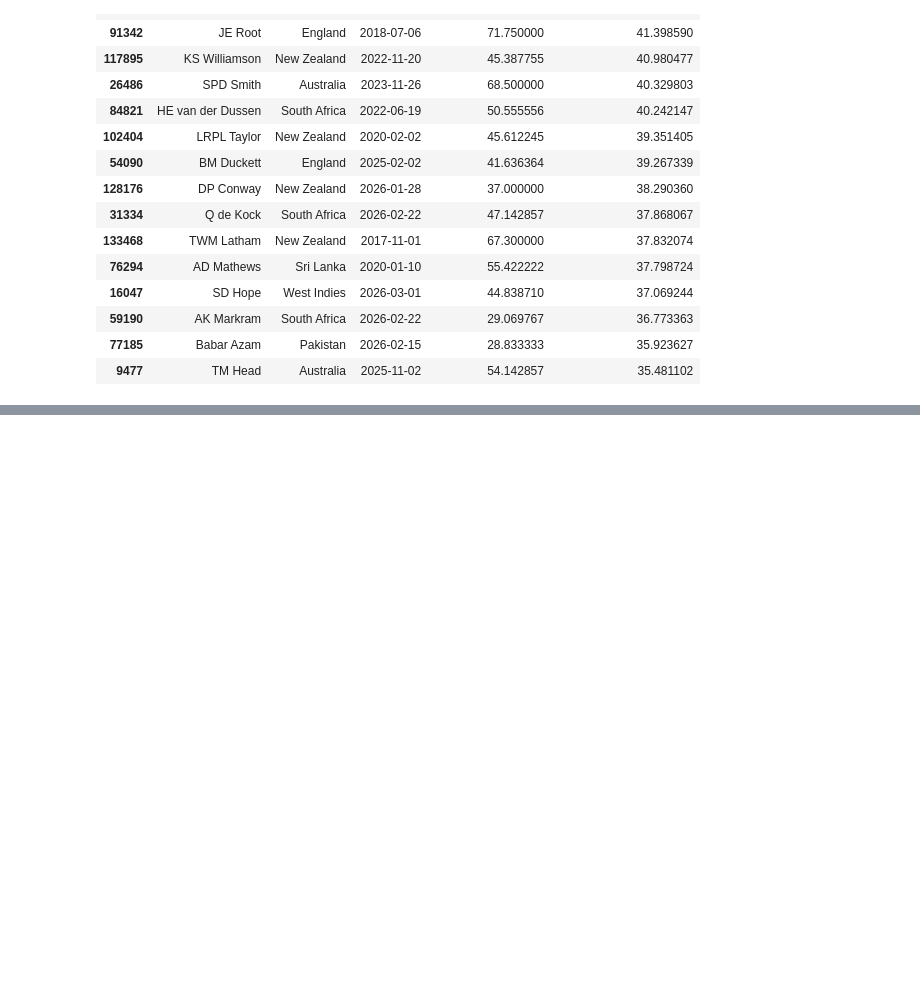
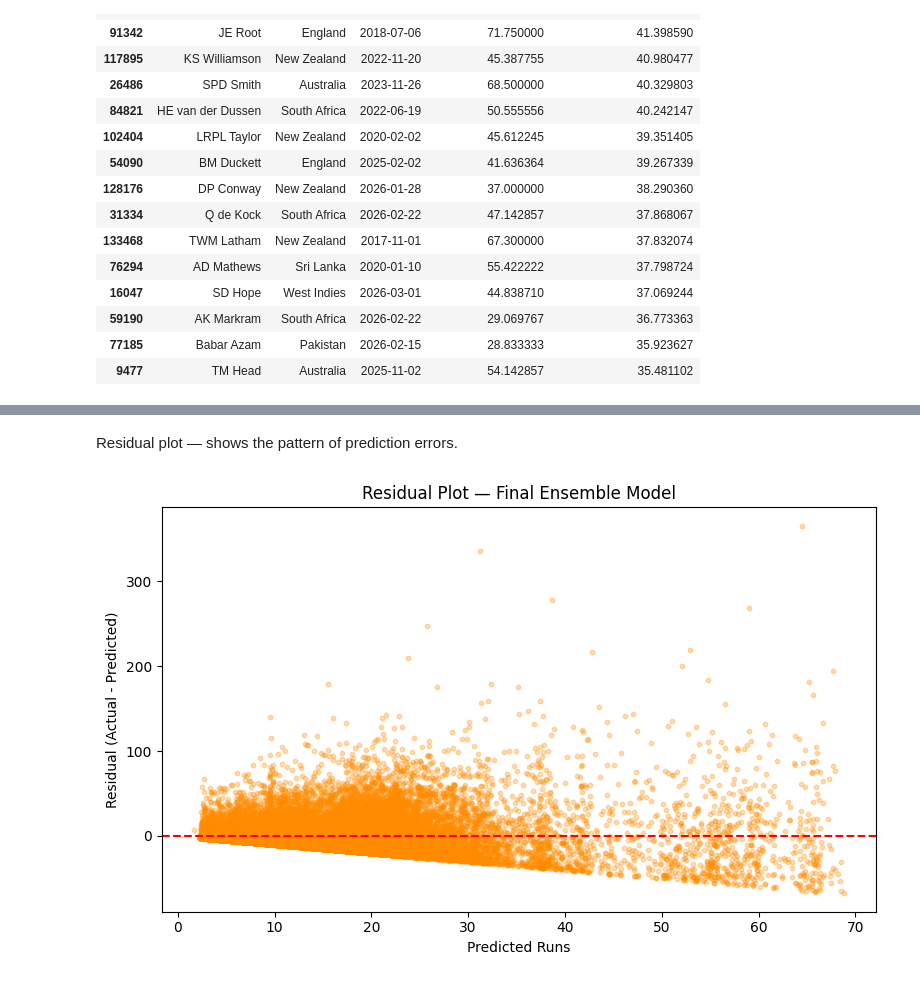
Before and after one commit to abdullahminhas/cric-squad-selector, a Jupyter notebook: cric_squad_selector_data.ipynb, the cells around one changed output, grey strips where cells are left out. Saved outputs shown, nothing was run; the diff lists cells and outputs as text; code cells hidden in the pictures; blank space fills up the shorter version.

```diff
--- a/cric_squad_selector_data.ipynb
+++ b/cric_squad_selector_data.ipynb
@@ -1397,0 +1483,17 @@ suggest_squad(format_filter="T20", opposition_filter="India", top_n=15)
+# %% [markdown]
+Residual plot — shows the pattern of prediction errors.
+# %%
+residuals = y_test_r - y_pred_final_tuned
+
+plt.figure(figsize=(8, 5))
+plt.scatter(y_pred_final_tuned, residuals, alpha=0.3, s=10, color="darkorange")
+plt.axhline(y=0, color="red", linestyle="--")
+
+plt.xlabel("Predicted Runs")
+plt.ylabel("Residual (Actual - Predicted)")
+plt.title("Residual Plot — Final Ensemble Model")
+plt.tight_layout()
+plt.savefig("charts/residual_plot.png", dpi=150)
+plt.show()
+# %% [output]
+[figure, added]
```
Also changed, not shown: parts of 9 cells of this notebook.
